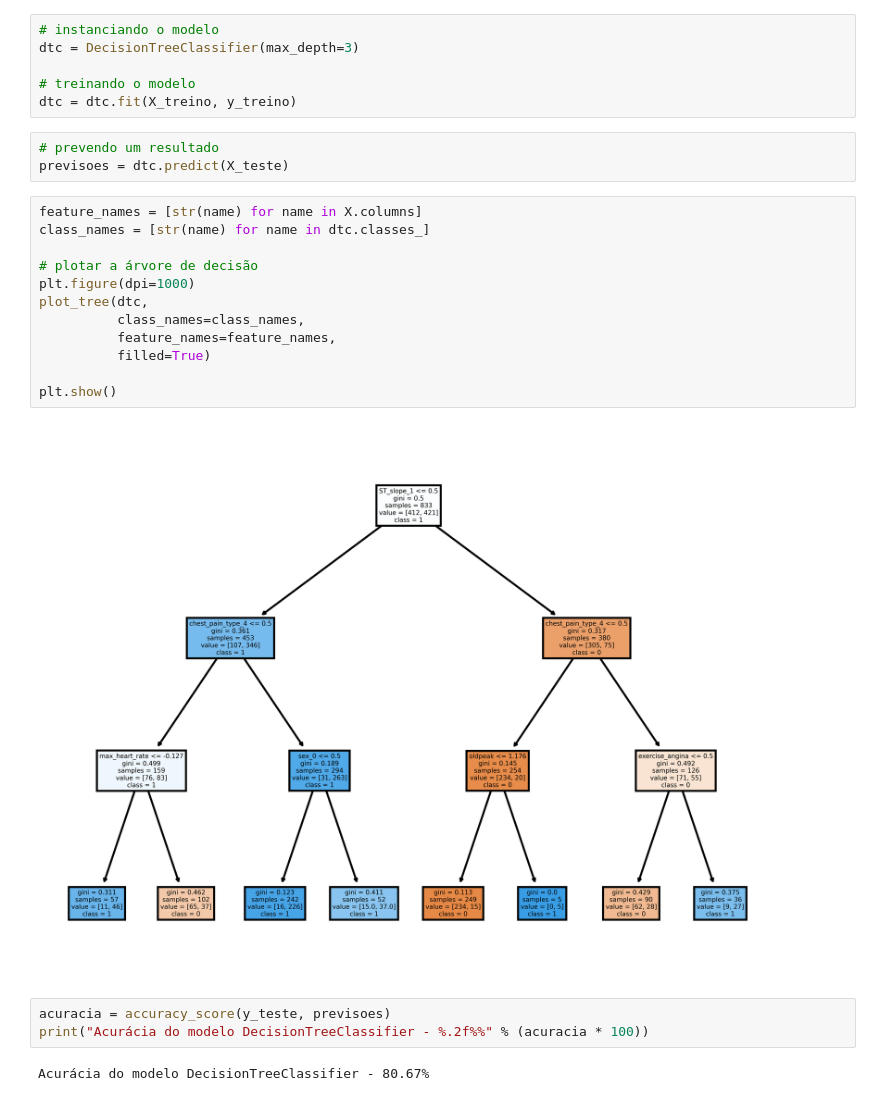
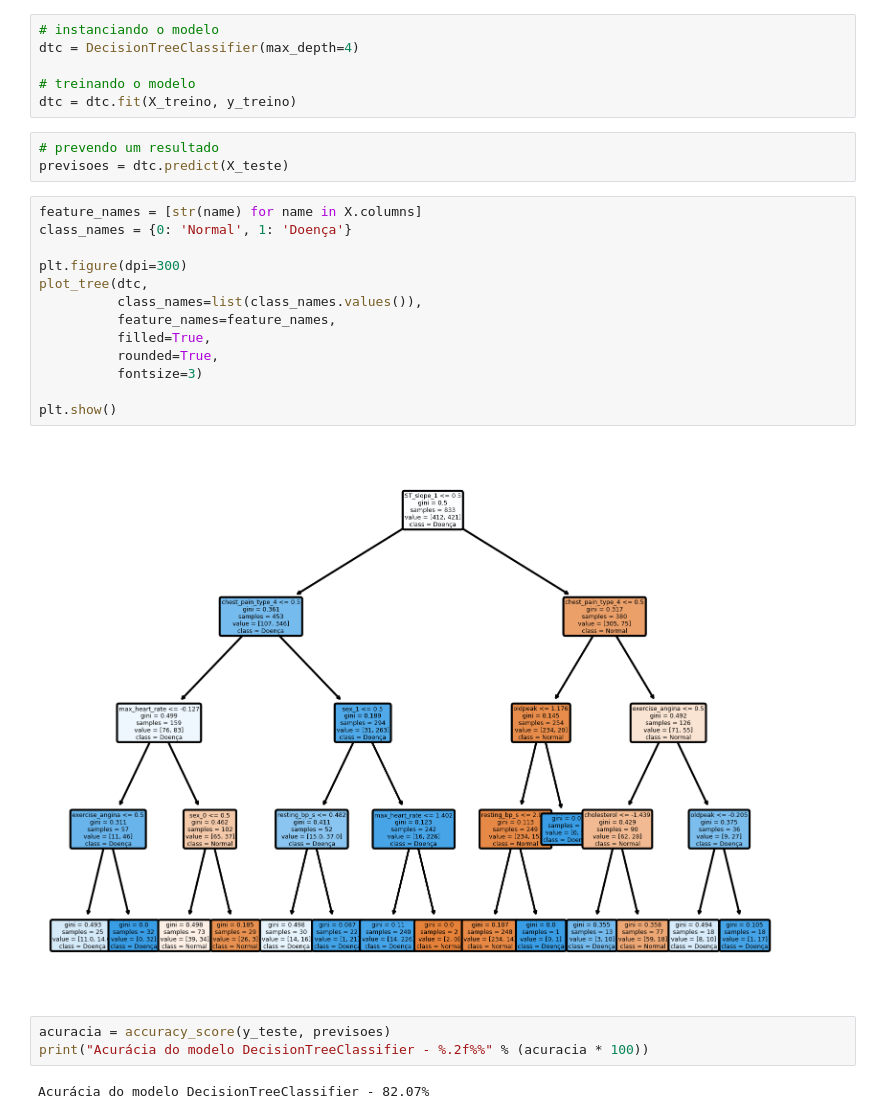
Before and after one commit to ryanrodr/ml-heart-disease, a Jupyter notebook: notebooks/modelo_decision_tree.ipynb, the cells around one changed output. Saved outputs shown, nothing was run; the diff lists cells and outputs as text.

Commit message:
Adiciona alterações na visualização da árvore de decisão

```diff
--- a/notebooks/modelo_decision_tree.ipynb
+++ b/notebooks/modelo_decision_tree.ipynb
@@ -37,7 +37,7 @@ X_treino.shape, X_teste.shape, y_treino.shape, y_teste.shape
 ((833, 20), (357, 20), (833,), (357,))
 # %%
 # instanciando o modelo
-dtc = DecisionTreeClassifier(max_depth=3)
+dtc = DecisionTreeClassifier(max_depth=4)
 
 # treinando o modelo
 dtc = dtc.fit(X_treino, y_treino)
@@ -46,23 +46,24 @@ dtc = dtc.fit(X_treino, y_treino)
 previsoes = dtc.predict(X_teste)
 # %%
 feature_names = [str(name) for name in X.columns]
-class_names = [str(name) for name in dtc.classes_]
+class_names = {0: 'Normal', 1: 'Doença'}
 
-# plotar a árvore de decisão
-plt.figure(dpi=1000)
+plt.figure(dpi=300)
 plot_tree(dtc,
-          class_names=class_names,
+          class_names=list(class_names.values()),
           feature_names=feature_names,
-          filled=True)
+          filled=True,
+          rounded=True,
+          fontsize=3)
 
 plt.show()
 # %% [output]
-[figure, old version]
+[figure, new version]
 # %%
 acuracia = accuracy_score(y_teste, previsoes)
 print("Acurácia do modelo DecisionTreeClassifier - %.2f%%" % (acuracia * 100))
 # %% [output]
-Acurácia do modelo DecisionTreeClassifier - 80.67%
+Acurácia do modelo DecisionTreeClassifier - 82.07%
 # %%
 print(classification_report(y_teste, previsoes))
 # %% [output]
```
Also changed, not shown: parts of 1 cell of this notebook.
